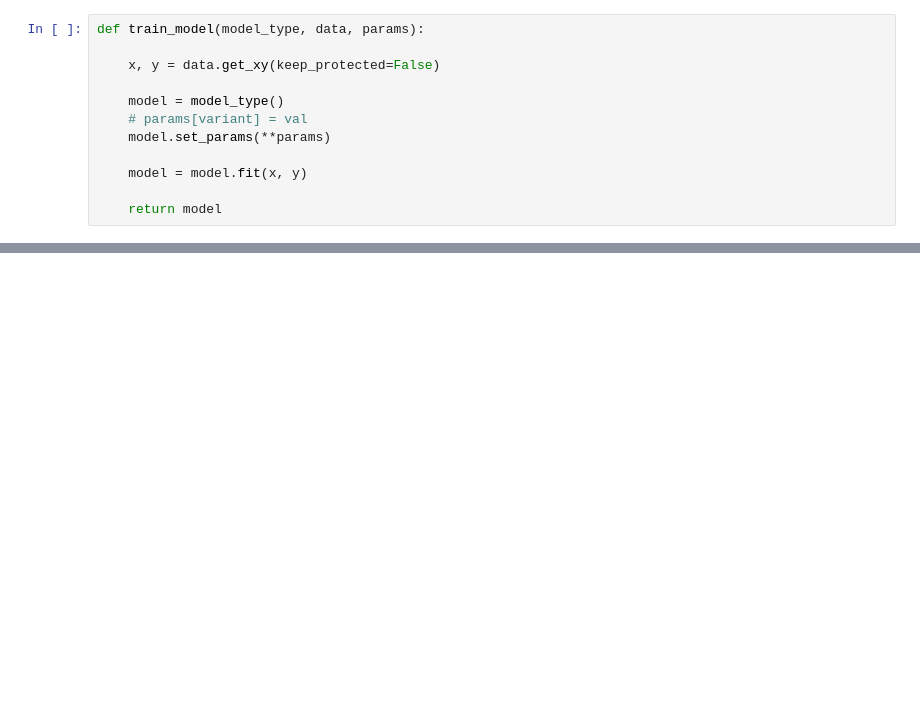
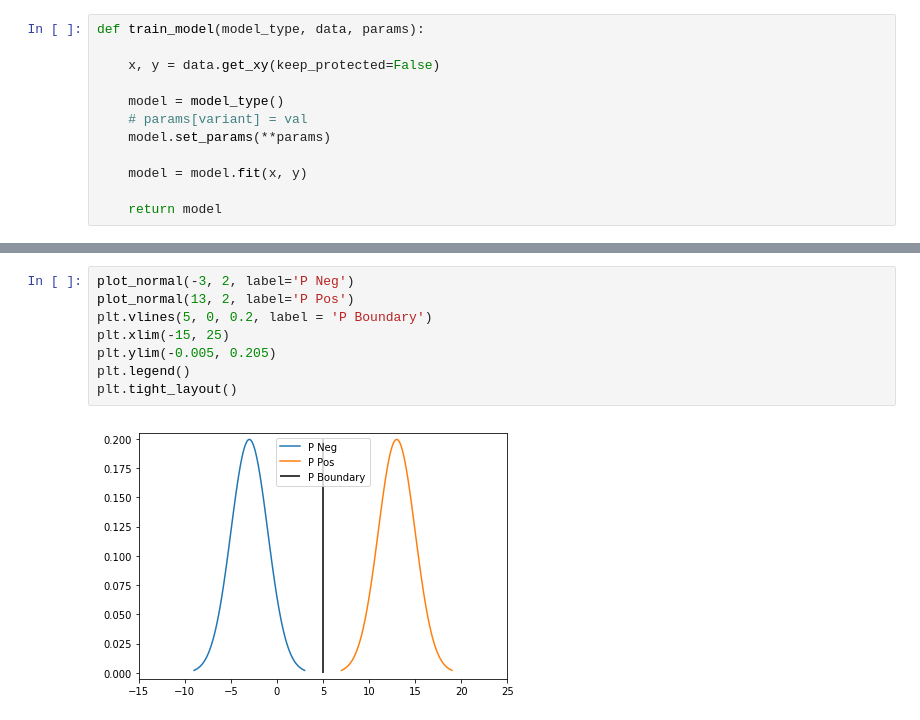
Before and after one commit to rakinhaider/Inherent-AI-Bias, a Jupyter notebook: notebooks/Groupwise Classifier Performance.ipynb, the cells around one changed output, grey strips where cells are left out. Saved outputs shown, nothing was run; the diff lists cells and outputs as text; blank space fills up the shorter version.

```diff
--- a/notebooks/Groupwise Classifier Performance.ipynb
+++ b/notebooks/Groupwise Classifier Performance.ipynb
@@ -156,0 +152,10 @@ print(get_model_properties(mod))
+# %%
+plot_normal(-3, 2, label='P Neg')
+plot_normal(13, 2, label='P Pos')
+plt.vlines(5, 0, 0.2, label = 'P Boundary')
+plt.xlim(-15, 25)
+plt.ylim(-0.005, 0.205)
+plt.legend()
+plt.tight_layout()
+# %% [output]
+[figure, added]
```
Also changed, not shown: parts of 61 cells of this notebook, 3 other files.
